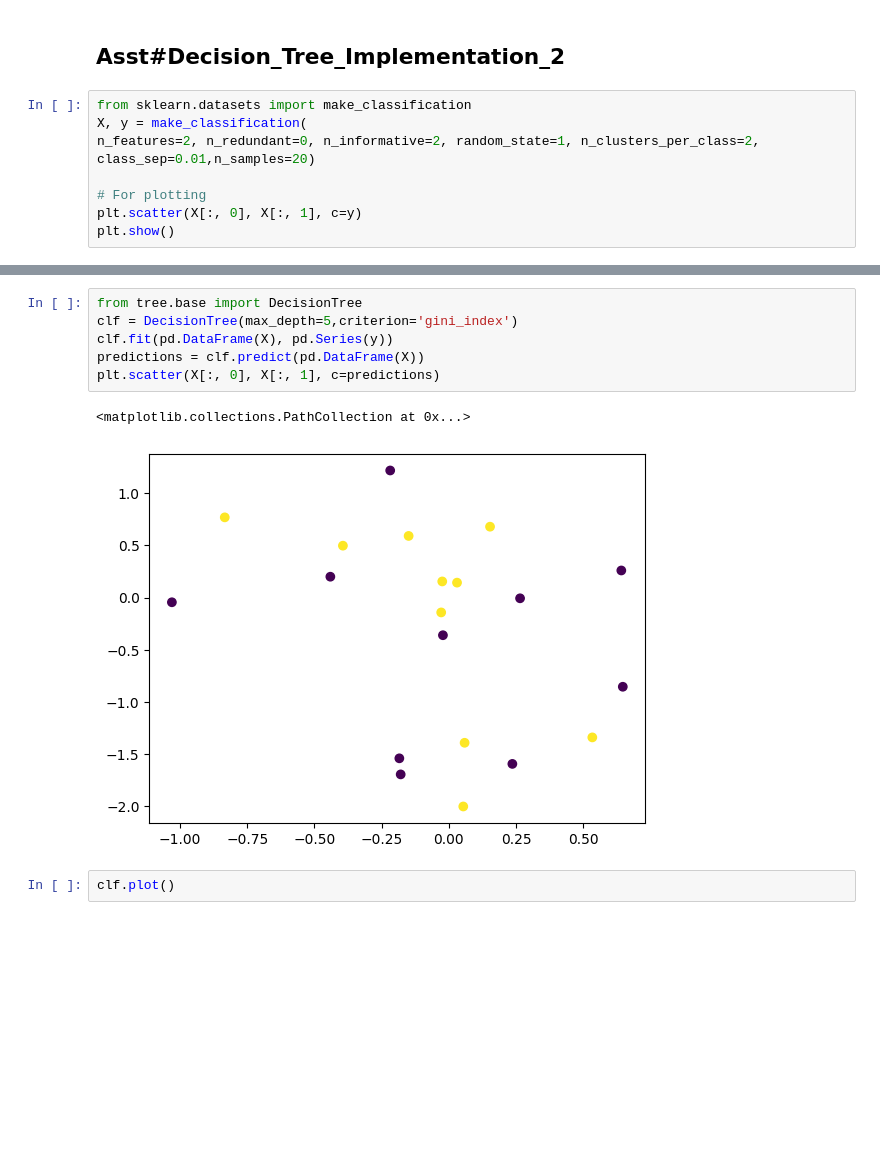
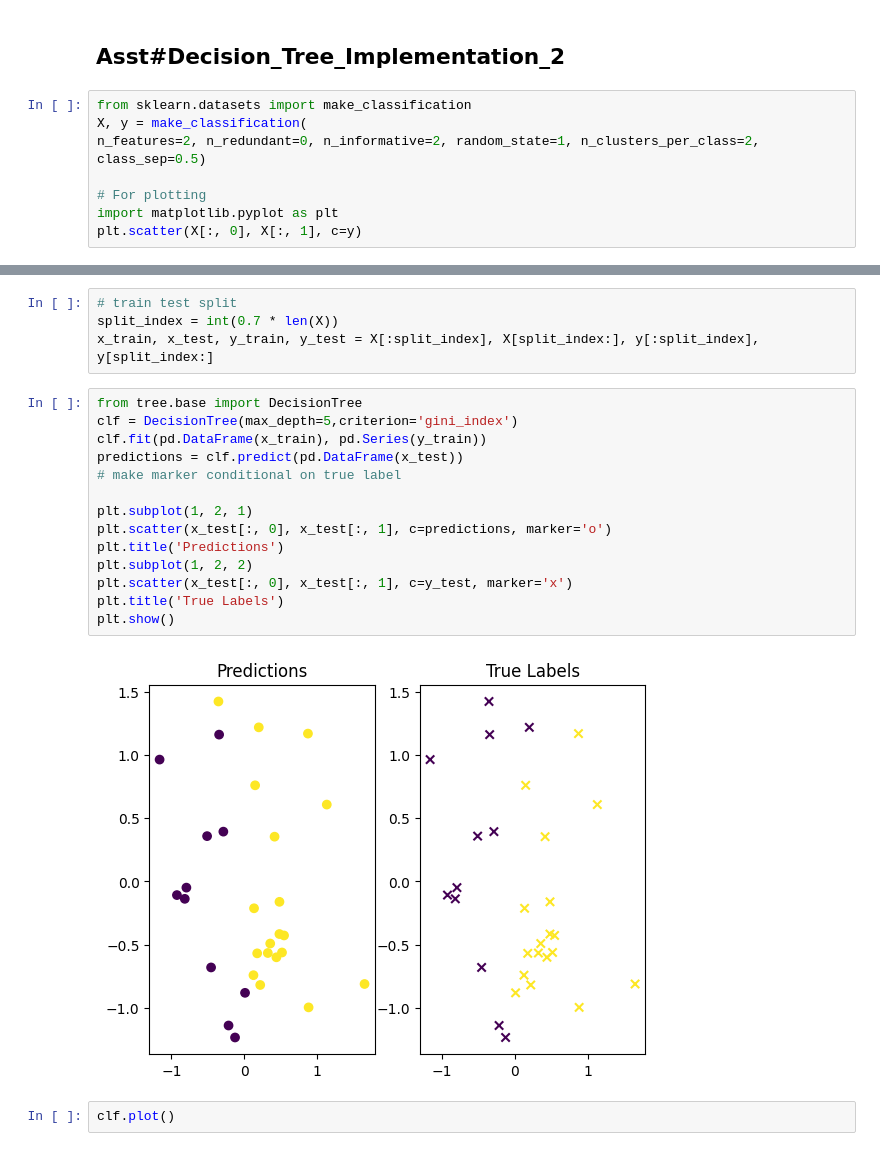
Before and after one commit to hem436/Mtech, a Jupyter notebook: Machine Learning/es335-25-fall-assignment-1/assignment.ipynb, the cells around one changed output, grey strips where cells are left out. Saved outputs shown, nothing was run; the diff lists cells and outputs as text; blank space fills up the shorter version.

```diff
--- a/Machine Learning/es335-25-fall-assignment-1/assignment.ipynb
+++ b/Machine Learning/es335-25-fall-assignment-1/assignment.ipynb
@@ -51,9 +25,9 @@ MAE:  0.48611654327295073
 # %%
 from sklearn.datasets import make_classification
 X, y = make_classification(
-n_features=2, n_redundant=0, n_informative=2, random_state=1, n_clusters_per_class=2, class_sep=0.01,n_samples=20)
+n_features=2, n_redundant=0, n_informative=2, random_state=1, n_clusters_per_class=2, class_sep=0.5)
 
 # For plotting
+import matplotlib.pyplot as plt
 plt.scatter(X[:, 0], X[:, 1], c=y)
-plt.show()
 # %% [output]
@@ -61,12 +36,23 @@ plt.show()
+# %%
+# train test split
+split_index = int(0.7 * len(X))
+x_train, x_test, y_train, y_test = X[:split_index], X[split_index:], y[:split_index], y[split_index:]
 # %%
 from tree.base import DecisionTree
 clf = DecisionTree(max_depth=5,criterion='gini_index')
-clf.fit(pd.DataFrame(X), pd.Series(y))
-predictions = clf.predict(pd.DataFrame(X))
-plt.scatter(X[:, 0], X[:, 1], c=predictions)
+clf.fit(pd.DataFrame(x_train), pd.Series(y_train))
+predictions = clf.predict(pd.DataFrame(x_test))
+# make marker conditional on true label
+
+plt.subplot(1, 2, 1)
+plt.scatter(x_test[:, 0], x_test[:, 1], c=predictions, marker='o')
+plt.title('Predictions')
+plt.subplot(1, 2, 2)
+plt.scatter(x_test[:, 0], x_test[:, 1], c=y_test, marker='x')
+plt.title('True Labels')
+plt.show()
 # %% [output]
-<matplotlib.collections.PathCollection at 0x...>
-[figure, old version]
+[figure, new version]
 # %%
 clf.plot()
 # %% [output]
```
Also changed, not shown: parts of 7 cells of this notebook, 17 other files.
